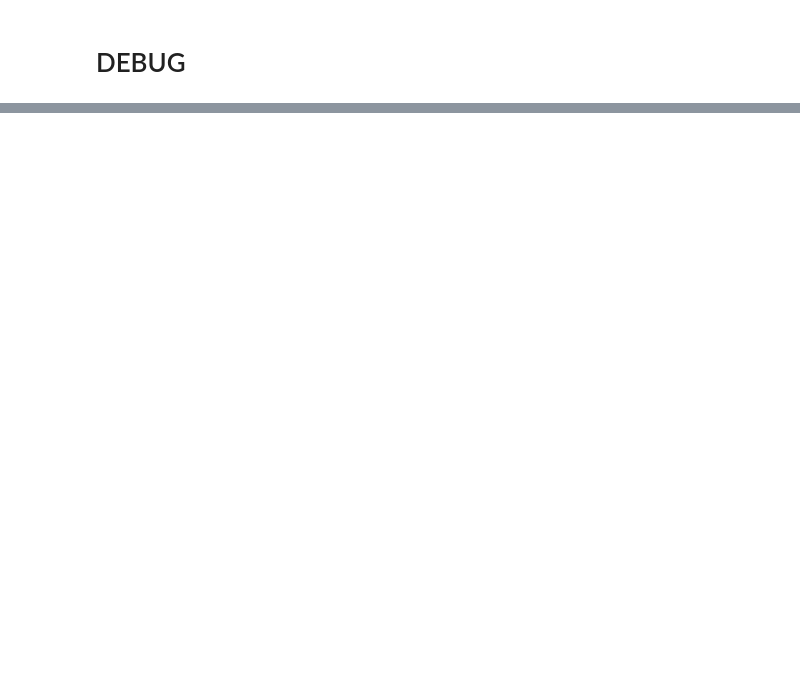
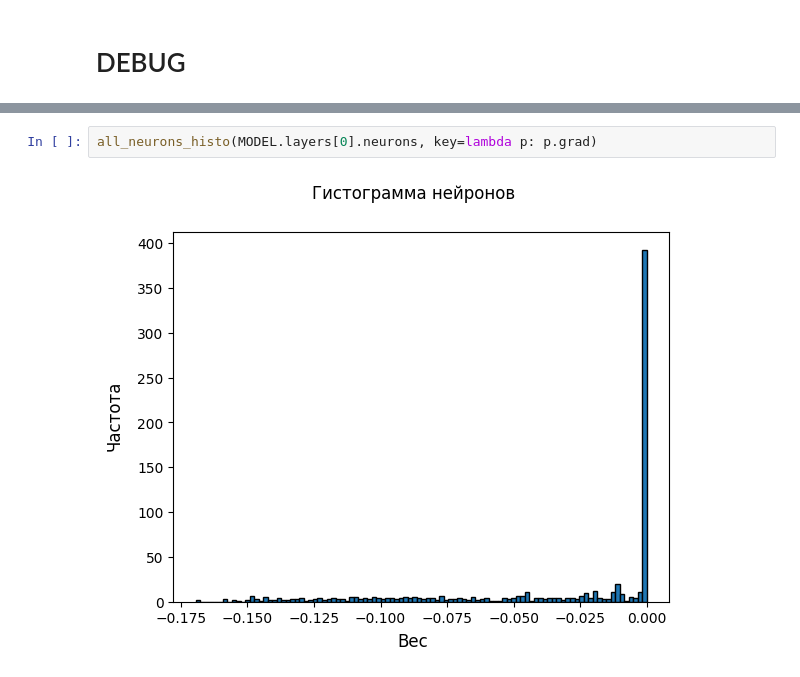
Before and after one commit to AndreyE/micrograd, a Jupyter notebook: mnist.ipynb, the cells around one changed output, grey strips where cells are left out. Drawn from its saved outputs; the diff is of its cells as text; blank space fills up the shorter version.

```diff
--- a/mnist.ipynb
+++ b/mnist.ipynb
@@ -263,3 +221,7 @@ final loss: 1.2212453270876722e-15
+# %%
+all_neurons_histo(MODEL.layers[0].neurons, key=lambda p: p.grad)
+# %% [output]
+[figure, added]
 # %%
 total_loss.backward()
 all_neurons_histo(MODEL.layers[0].neurons, key=lambda p: p.grad)
```
Also changed, not shown: parts of 7 cells of this notebook, 2 other files.
